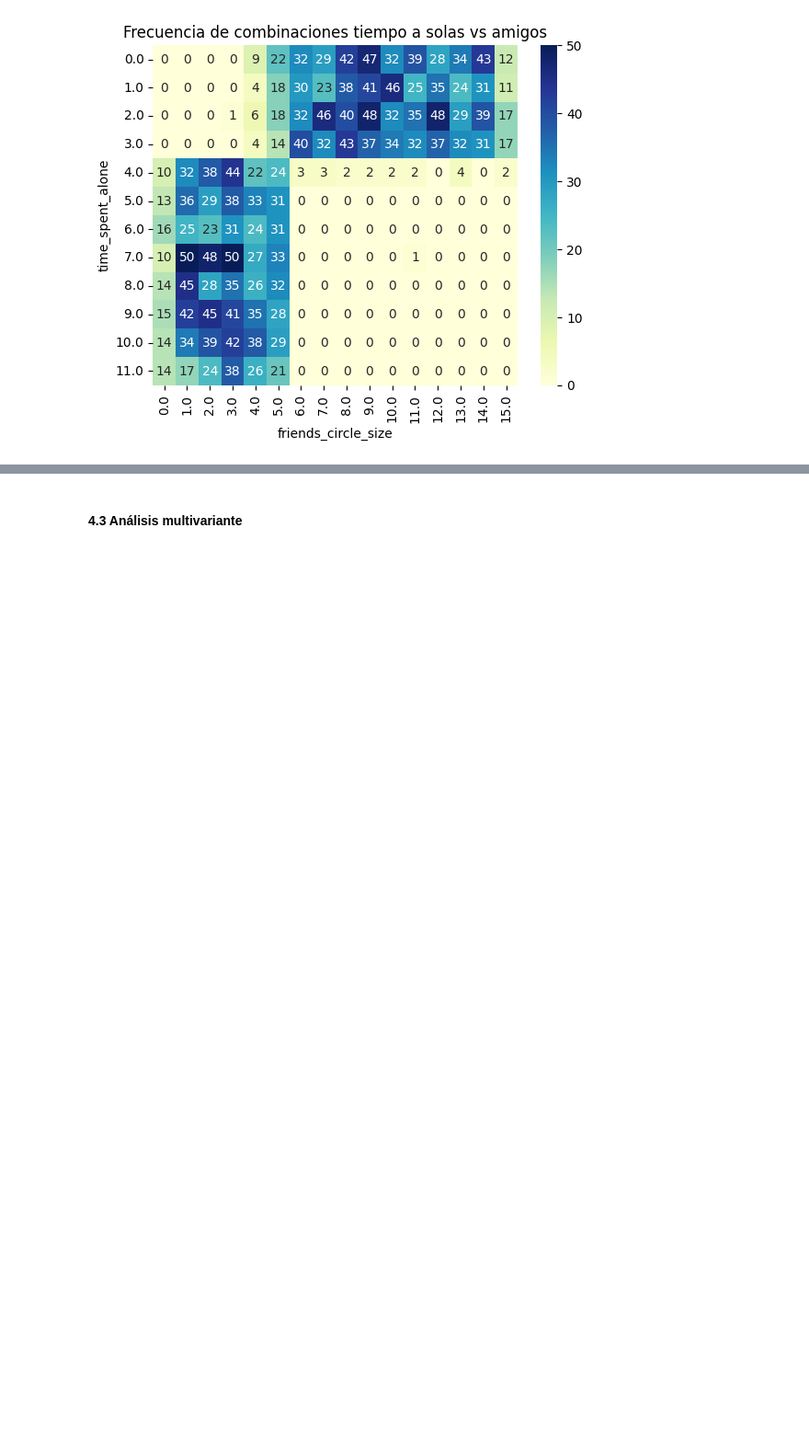
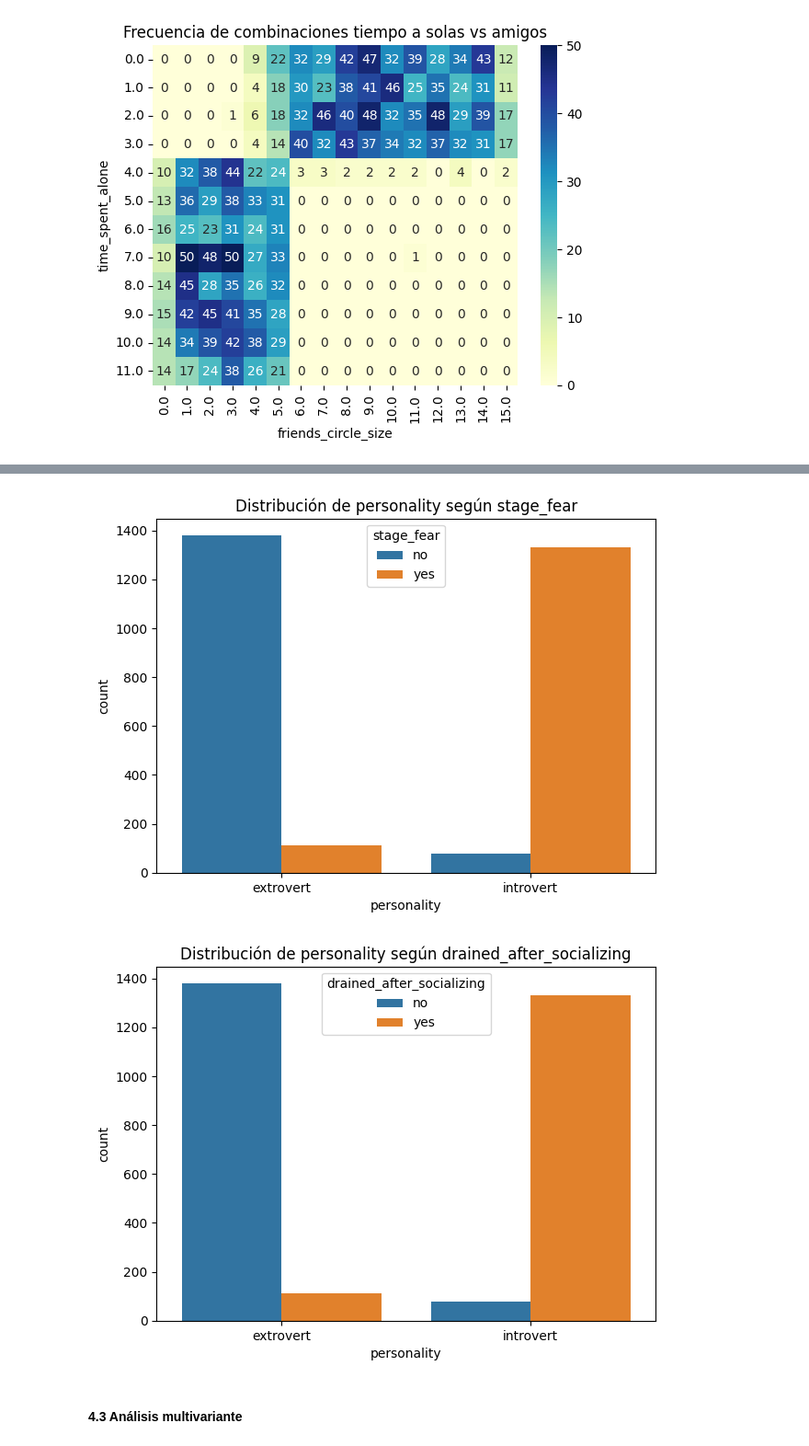
Before and after one commit to Marpp98/EDA_Extrovert_VS_Introvert_behaviour, a Jupyter notebook: notebooks/notebook.ipynb, the cells around one changed output, grey strips where cells are left out. Shown at 92% size. Drawn from its saved outputs; the diff is of its cells as text; code cells hidden in the pictures; blank space fills up the shorter version.

```diff
--- a/notebooks/notebook.ipynb
+++ b/notebooks/notebook.ipynb
@@ -587,2 +656,7 @@ plt.show()
+# %%
+grafico_barras_categoricas_target(df,categoricas,target)
+# %% [output]
+[figure, added]
+[figure, added]
 # %% [markdown]
 #### 4.3 Análisis multivariante
```
Also changed, not shown: parts of 8 cells of this notebook.
